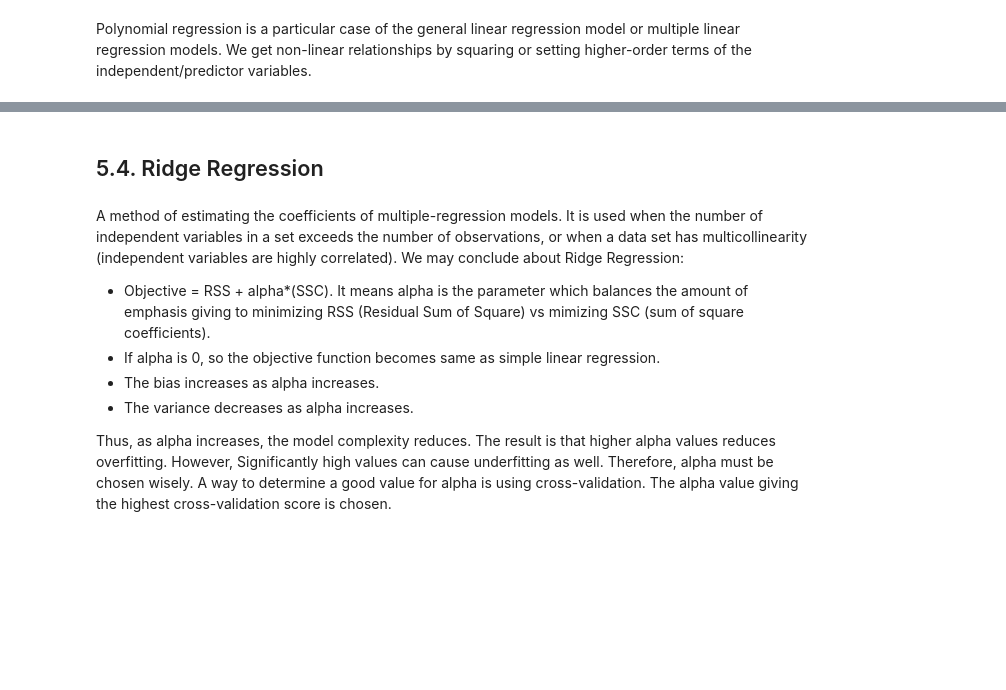
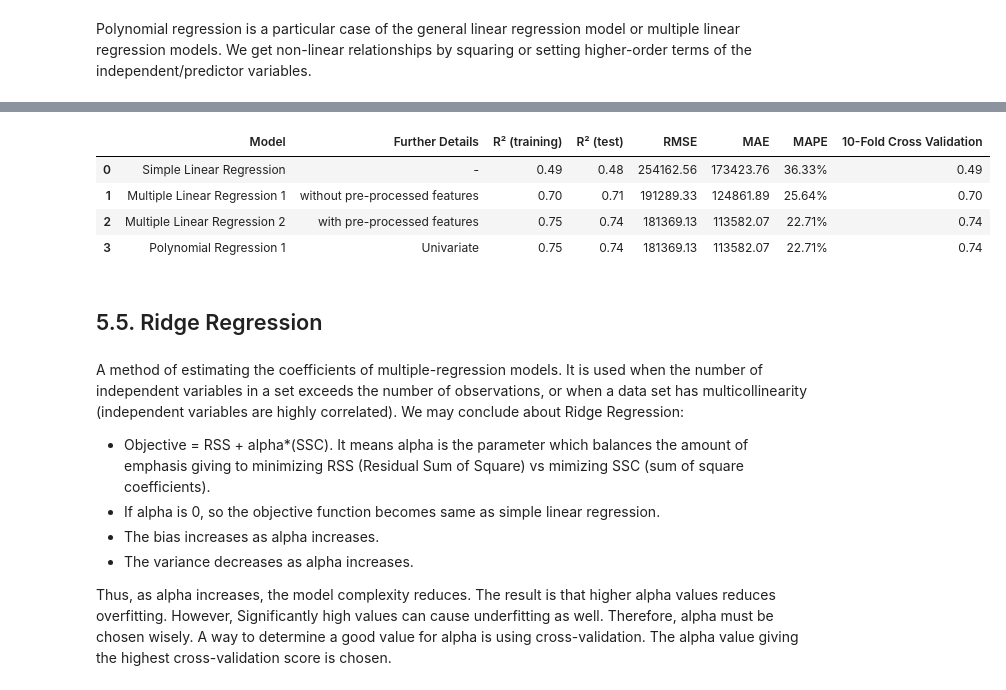
Before and after one commit to lucasquemelli/House_Rocket_Machine_Learning, a Jupyter notebook: House_Rocket_ML.ipynb, the cells around one changed output, grey strips where cells are left out. Cells and saved outputs as stored; diff of their text form; code cells hidden in the pictures; blank space fills up the shorter version.

```diff
--- a/House_Rocket_ML.ipynb
+++ b/House_Rocket_ML.ipynb
@@ -1676,7 +1656,0 @@ def PlotPolly(model, independent_variable, dependent_variable, name):
-# %%
-x = data_analysis['sqft_living']
-y = data_analysis['price']
-
-f = np.polyfit(x, y, 3)
-p = np.poly1d(f)
-print(p)
@@ -1707,9 +1656,0 @@ def PollyPlot(xtrain, xtest, y_train, y_test, lr, poly_transform):
-# %%
-y_data = data_analysis['price']
-x_data = data_analysis.drop('price', axis=1)
-lr = LinearRegression()
-poly_transform = PolynomialFeatures(degree=2)
-x_train_pr = pr.fit_transform(x_train[['sqft_living']])
-x_test_pr = pr.fit_transform(x_test[['sqft_living']])
-# %%
-lr.fit(x_train_pr, y_train)
@@ -1727,5 +1749,13 @@ PollyPlot(x_train[['sqft_living']], x_test[['sqft_living']], y_train, y_test, lr
+# %%
+evaluation
+# %% [output]
+|  | Model | Further Details | R² (training) | R² (test) | RMSE | MAE | MAPE | 10-Fold Cross Validation |
+| 0 | Simple Linear Regression | - | 0.49 | 0.48 | 254162.56 | 173423.76 | 36.33% | 0.49 |
+| 1 | Multiple Linear Regression 1 | without pre-processed features | 0.70 | 0.71 | 191289.33 | 124861.89 | 25.64% | 0.70 |
+| 2 | Multiple Linear Regression 2 | with pre-processed features | 0.75 | 0.74 | 181369.13 | 113582.07 | 22.71% | 0.74 |
+| 3 | Polynomial Regression 1 | Univariate | 0.75 | 0.74 | 181369.13 | 113582.07 | 22.71% | 0.74 |
 # %% [markdown]
-## 5.4. Ridge Regression
+## 5.5. Ridge Regression
 # %% [markdown]
 A method of estimating the coefficients of multiple-regression models. It is used when the number of independent variables in a set exceeds the number of observations, or when a data set has multicollinearity (independent variables are highly correlated). We may conclude about Ridge Regression:
 - Objective = RSS + alpha*(SSC). It means alpha is the parameter which balances the amount of emphasis giving to minimizing RSS (Residual Sum of Square) vs mimizing SSC (sum of square coefficients).
```
Also changed, not shown: parts of 18 cells of this notebook.
